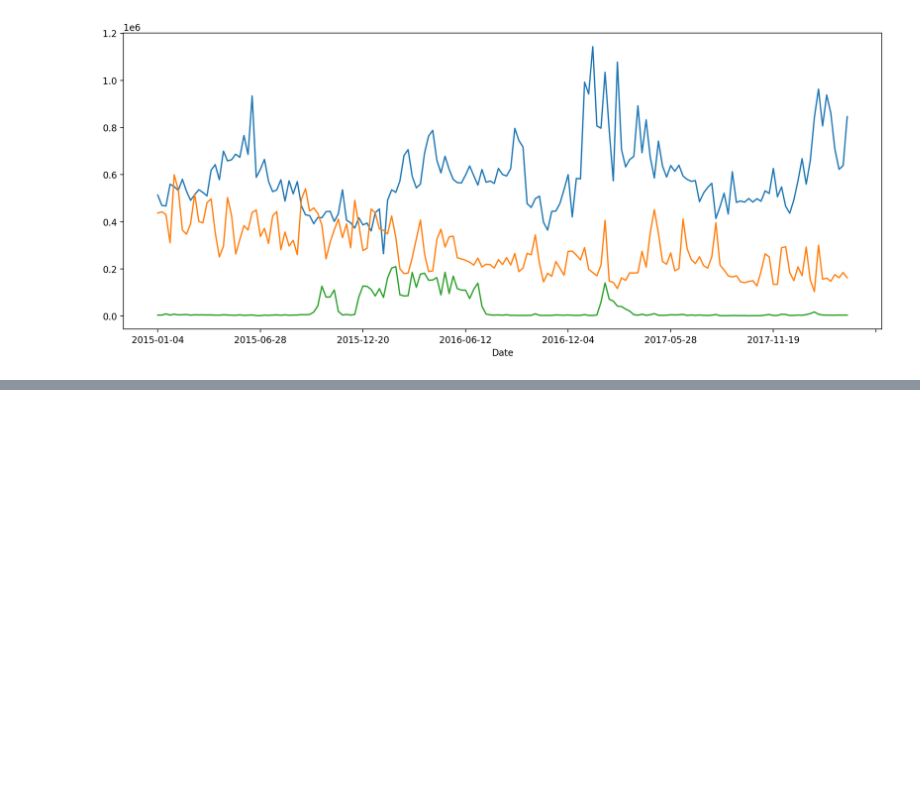
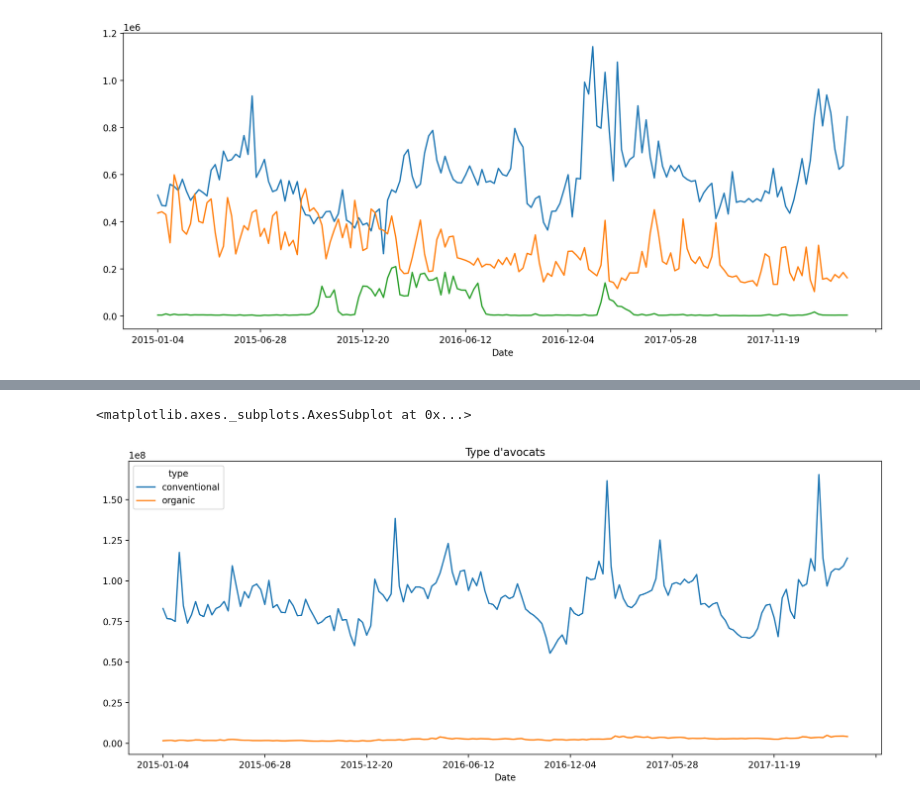
Before and after one commit to Dalawen/A5-PfDA-TD1, a Jupyter notebook: TP Fichier perso (1).ipynb, the cells around one changed output, grey strips where cells are left out. Drawn from its saved outputs; the diff is of its cells as text; code cells hidden in the pictures; blank space fills up the shorter version.

```diff
--- a/TP Fichier perso.ipynb
+++ b/TP Fichier perso (1).ipynb
@@ -150,0 +155,3 @@ avocat[(avocat.region=="Houston")].groupby("Date").V4770.sum().plot()
+# %%
+Type =avocat.pivot_table('TotVolume',index='Date',columns='type',aggfunc=sum)
+Type.tail() #Tail = queue du tableau
@@ -150,0 +166,5 @@ avocat[(avocat.region=="Houston")].groupby("Date").V4770.sum().plot()
+# %%
+Type.plot(title="Type d'avocats")
+# %% [output]
+<matplotlib.axes._subplots.AxesSubplot at 0x...>
+[figure, added]
```
Also changed, not shown: parts of 7 cells of this notebook, 2 other files.
